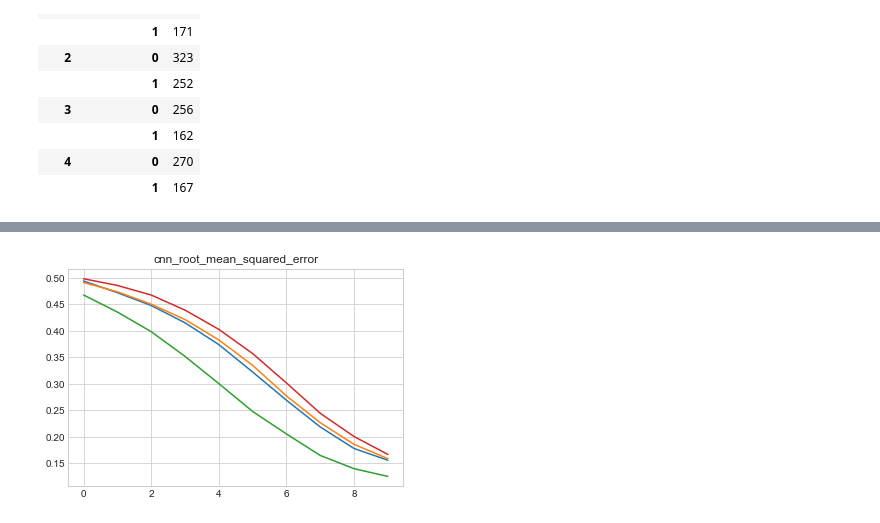
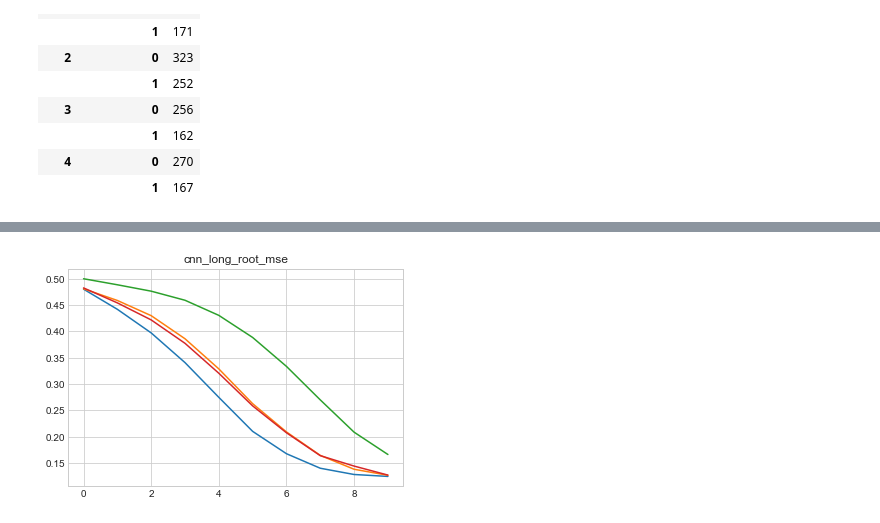
Before and after one commit to fantasia1314/Capstone_NGAFID, a Jupyter notebook: Con1D.ipynb, the cells around one changed output, grey strips where cells are left out. Saved outputs shown, nothing was run; the diff lists cells and outputs as text; code cells hidden in the pictures.

Commit message:
update second version model

```diff
--- a/Con1D.ipynb
+++ b/Con1D.ipynb
@@ -249,19 +260,19 @@ def conv_model():
 # %%
-cnn_result = {}
+cnn_long_result = {}
 for i in range(NFOLD-1):
-    model= conv_model()
+    model= conv_model_long()
     model.compile(optimizer = tfk.optimizers.Adam(learning_rate=1e-6),
                     metrics = [tf.keras.metrics.RootMeanSquaredError(), tf.keras.metrics.AUC(curve = 'PR')],
                     loss = tfk.losses.MeanSquaredError(reduction= tf.keras.losses.Reduction.SUM_OVER_BATCH_SIZE)
                     )
     train_dataset, val_dataset, test_dataset = get_train_and_val_for_fold(folded_datasets=folded_datasets,fold = i)
-    res_cnn = model.fit(train_dataset,
+    res_long_cnn = model.fit(train_dataset,
               epochs= EPOCHS,
               steps_per_epoch = STEPS_PER_EPOCH,
               validation_data= val_dataset,
               )
-    cnn_result[i] = res_cnn.history
+    cnn_long_result[i] = res_long_cnn.history
 
-pd.DataFrame(cnn_result)
+pd.DataFrame(cnn_long_result)
 # %% [output]
 Epoch 1/10
@@ -296,0 +308,17 @@ Epoch 10/10
+# %%
+cnn_short_result = {}
+for i in range(NFOLD-1):
+    model= conv_model_short()
+    model.compile(optimizer = tfk.optimizers.Adam(learning_rate=1e-6),
+                    metrics = [tf.keras.metrics.RootMeanSquaredError(), tf.keras.metrics.AUC(curve = 'PR')],
+                    loss = tfk.losses.MeanSquaredError(reduction= tf.keras.losses.Reduction.SUM_OVER_BATCH_SIZE)
+                    )
+    train_dataset, val_dataset, test_dataset = get_train_and_val_for_fold(folded_datasets=folded_datasets,fold = i)
+    res_short_cnn = model.fit(train_dataset,
+              epochs= EPOCHS,
+              steps_per_epoch = STEPS_PER_EPOCH,
+              validation_data= val_dataset,
+              )
+    cnn_short_result[i] = res_short_cnn.history
+
+pd.DataFrame(cnn_short_result)
@@ -297,5 +356,5 @@ Epoch 10/10
 # %%
-plt.title('cnn_loss')
+plt.title('cnn_long_loss')
 for i in range(4):
-    plt.plot(cnn_result[i]['loss'])
+    plt.plot(cnn_long_result[i]['loss'])
 # %% [output]
@@ -302,0 +362,4 @@ for i in range(4):
+# %%
+plt.title('cnn_short_loss')
+for i in range(4):
+    plt.plot(cnn_short_result[i]['loss'])
@@ -303,6 +368,6 @@ for i in range(4):
 # %%
-plt.title("cnn_root_mean_squared_error")
+plt.title("cnn_long_root_mse")
 for i in range(4):
-    plt.plot(cnn_result[i]['root_mean_squared_error'])
+    plt.plot(cnn_long_result[i]['root_mean_squared_error'])
 # %% [output]
-[figure, old version]
+[figure, new version]
```
Also changed, not shown: parts of 14 cells of this notebook.
